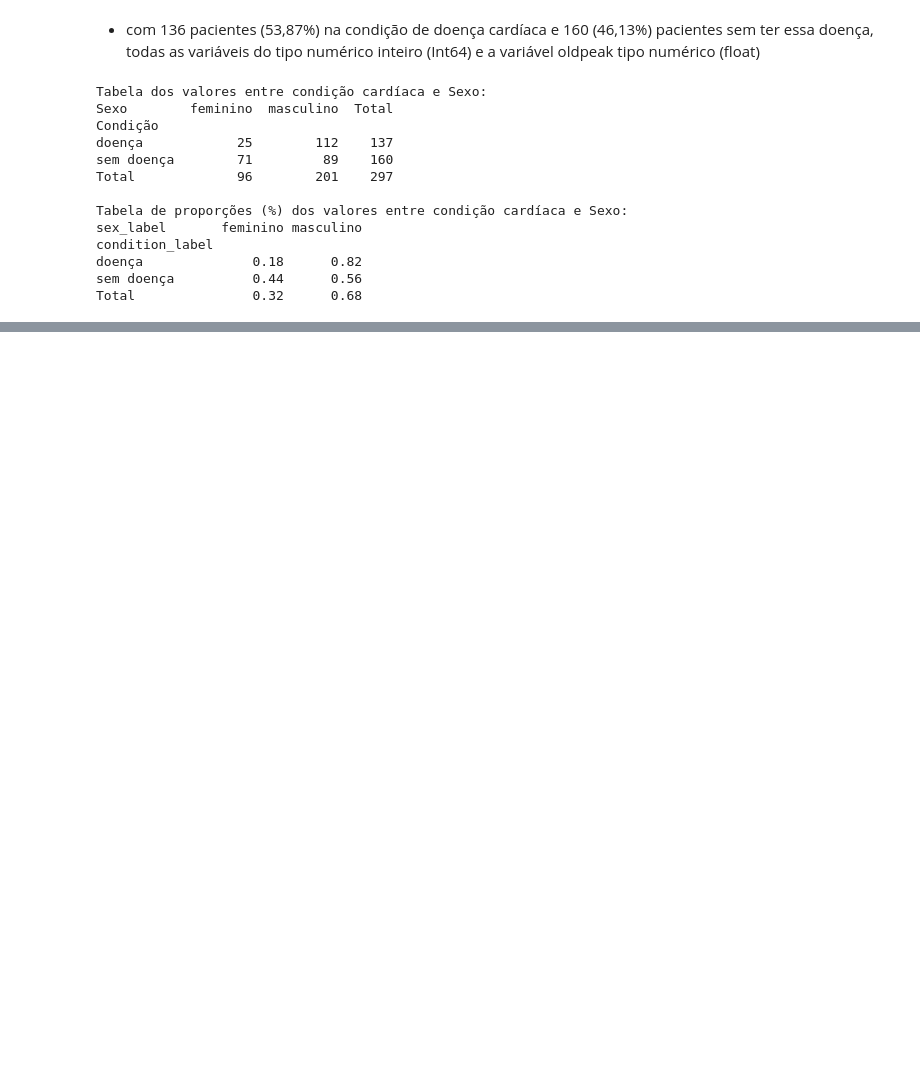
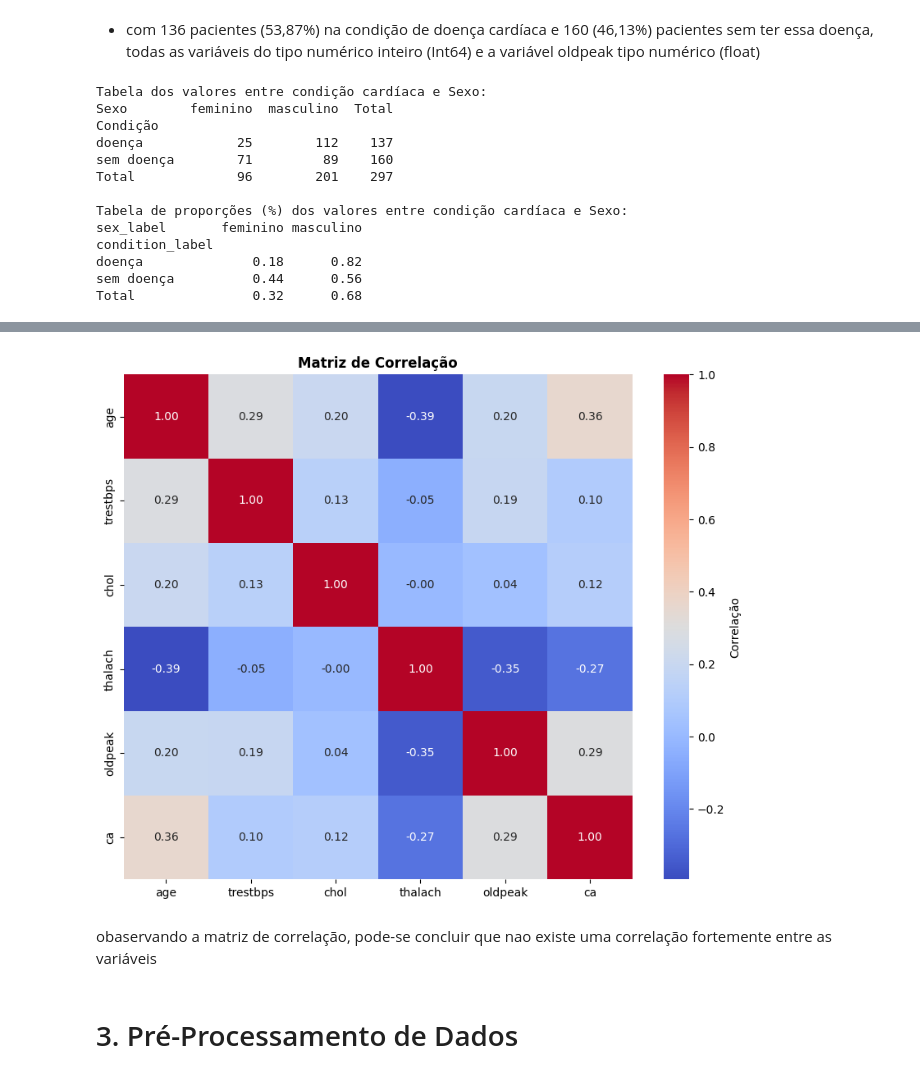
Before and after one commit to luiscpl/PUC_MVP, a Jupyter notebook: MVP_LUIS CLAUDIO.ipynb, the cells around one changed output, grey strips where cells are left out. Saved outputs shown, nothing was run; the diff lists cells and outputs as text; code cells hidden in the pictures; blank space fills up the shorter version.

```diff
--- a/MVP_LUIS CLAUDIO.ipynb
+++ b/MVP_LUIS CLAUDIO.ipynb
@@ -311,0 +374,20 @@ plt.show()
+# %%
+# Matriz de correlação apenas para variáveis numéricas
+corr = df.corr(numeric_only=True)
+
+plt.figure(figsize=(10, 8))
+sns.heatmap(
+    corr,
+    annot=True,
+    fmt=".2f",
+    cmap="coolwarm",  # mistura de cores quentes e frias
+    cbar_kws={'label': 'Correlação'}
+)
+plt.title('Matriz de Correlação', fontweight='bold')
+plt.show()
+# %% [output]
+[figure, added]
+# %% [markdown]
+obaservando a matriz de correlação, pode-se concluir que nao existe uma correlação fortemente entre as variáveis
+# %% [markdown]
+# 3. Pré-Processamento de Dados
```
Also changed, not shown: parts of 8 cells of this notebook.
